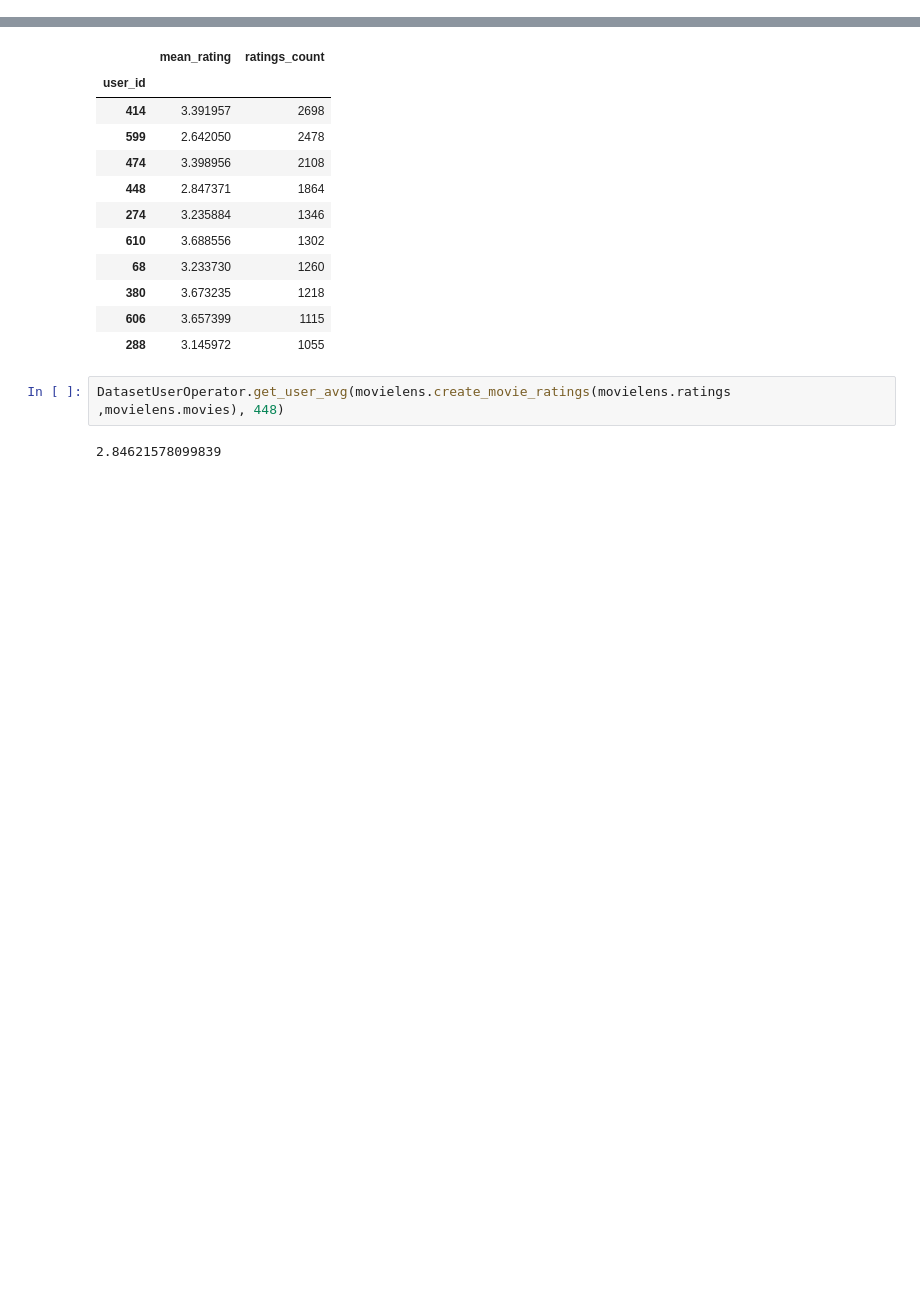
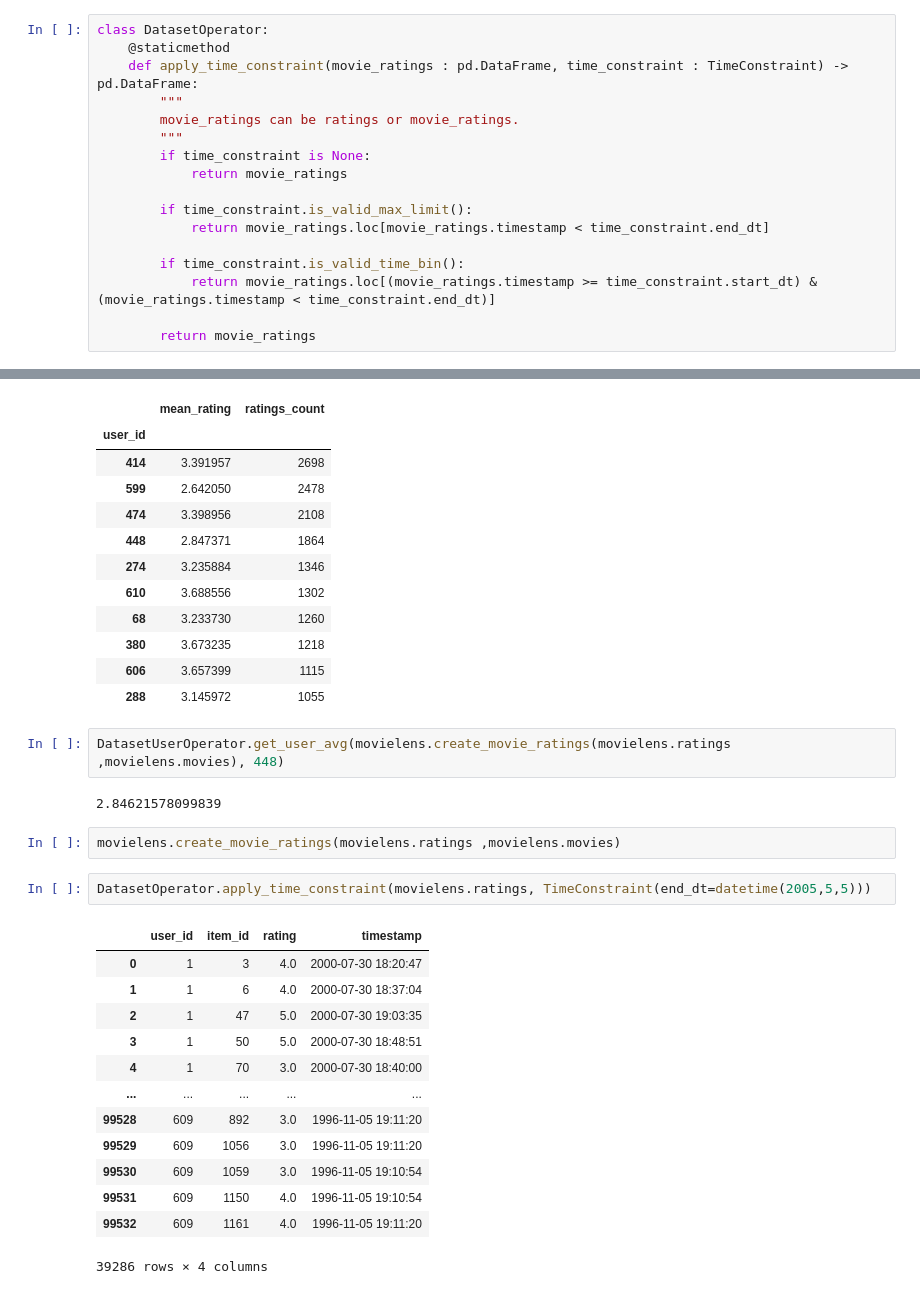
Before and after one commit to katipogluMustafa/project-alpha, a Jupyter notebook: Training_2/02_Init_Rec_Sys_Framework/RecSysFramework.ipynb, the cells around one changed output, grey strips where cells are left out. Cells and saved outputs as stored; diff of their text form; blank space fills up the shorter version.

```diff
--- a/Training_2/02_Init_Rec_Sys_Framework/RecSysFramework.ipynb
+++ b/Training_2/02_Init_Rec_Sys_Framework/RecSysFramework.ipynb
@@ -1111,3 +1549,20 @@ class OptimizedDatasetOperator:
+# %%
+class DatasetOperator:
+    @staticmethod
+    def apply_time_constraint(movie_ratings : pd.DataFrame, time_constraint : TimeConstraint) -> pd.DataFrame:
+        """
+        movie_ratings can be ratings or movie_ratings.
+        """
+        if time_constraint is None:
+            return movie_ratings
+
+        if time_constraint.is_valid_max_limit():
+            return movie_ratings.loc[movie_ratings.timestamp < time_constraint.end_dt]
+
+        if time_constraint.is_valid_time_bin():
+            return movie_ratings.loc[(movie_ratings.timestamp >= time_constraint.start_dt) & (movie_ratings.timestamp < time_constraint.end_dt)]
+
+        return movie_ratings
 # %%
 movielens = MovieLensDataset()
 # %%
@@ -1129,3 +1584,21 @@ DatasetOperator.get_active_users(movielens.ratings)
 DatasetUserOperator.get_user_avg(movielens.create_movie_ratings(movielens.ratings ,movielens.movies), 448)
 # %% [output]
 2.84621578099839
+# %%
+movielens.create_movie_ratings(movielens.ratings ,movielens.movies)
+# %%
+DatasetOperator.apply_time_constraint(movielens.ratings, TimeConstraint(end_dt=datetime(2005,5,5)))
+# %% [output]
+|  | user_id | item_id | rating | timestamp |
+| 0 | 1 | 3 | 4.0 | 2000-07-30 18:20:47 |
+| 1 | 1 | 6 | 4.0 | 2000-07-30 18:37:04 |
+| 2 | 1 | 47 | 5.0 | 2000-07-30 19:03:35 |
+| 3 | 1 | 50 | 5.0 | 2000-07-30 18:48:51 |
+| 4 | 1 | 70 | 3.0 | 2000-07-30 18:40:00 |
+| ... | ... | ... | ... | ... |
+| 99528 | 609 | 892 | 3.0 | 1996-11-05 19:11:20 |
+| 99529 | 609 | 1056 | 3.0 | 1996-11-05 19:11:20 |
+| 99530 | 609 | 1059 | 3.0 | 1996-11-05 19:10:54 |
+| 99531 | 609 | 1150 | 4.0 | 1996-11-05 19:10:54 |
+| 99532 | 609 | 1161 | 4.0 | 1996-11-05 19:11:20 |
+39286 rows × 4 columns
```
Also changed, not shown: parts of 13 cells of this notebook.
